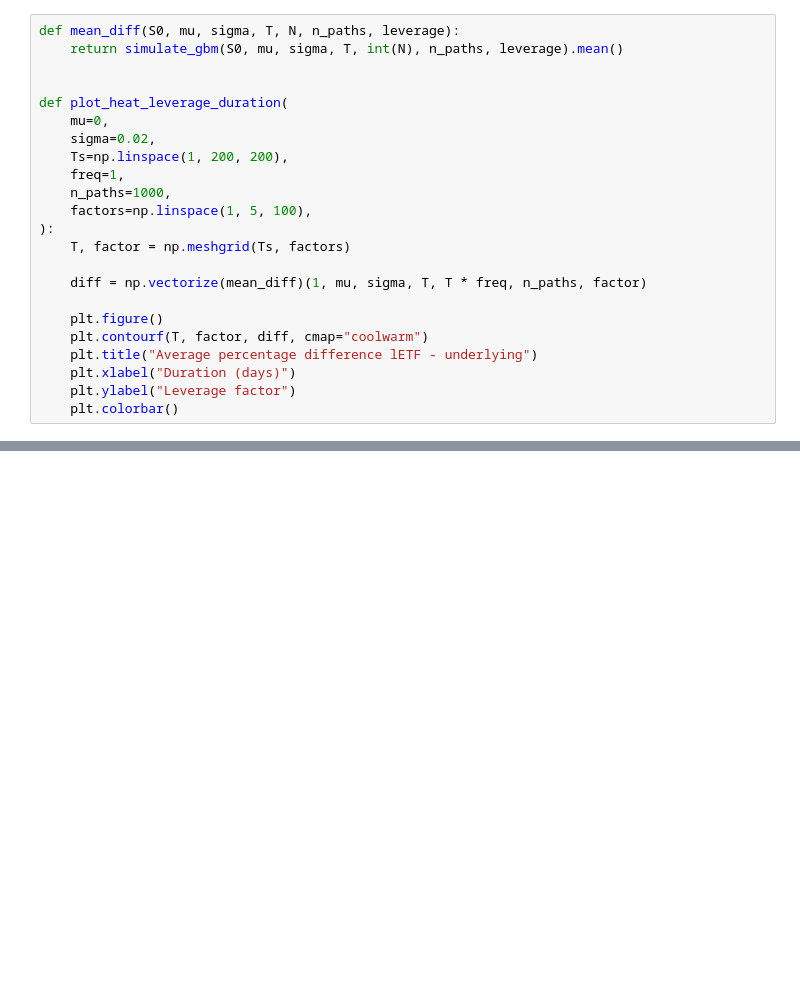
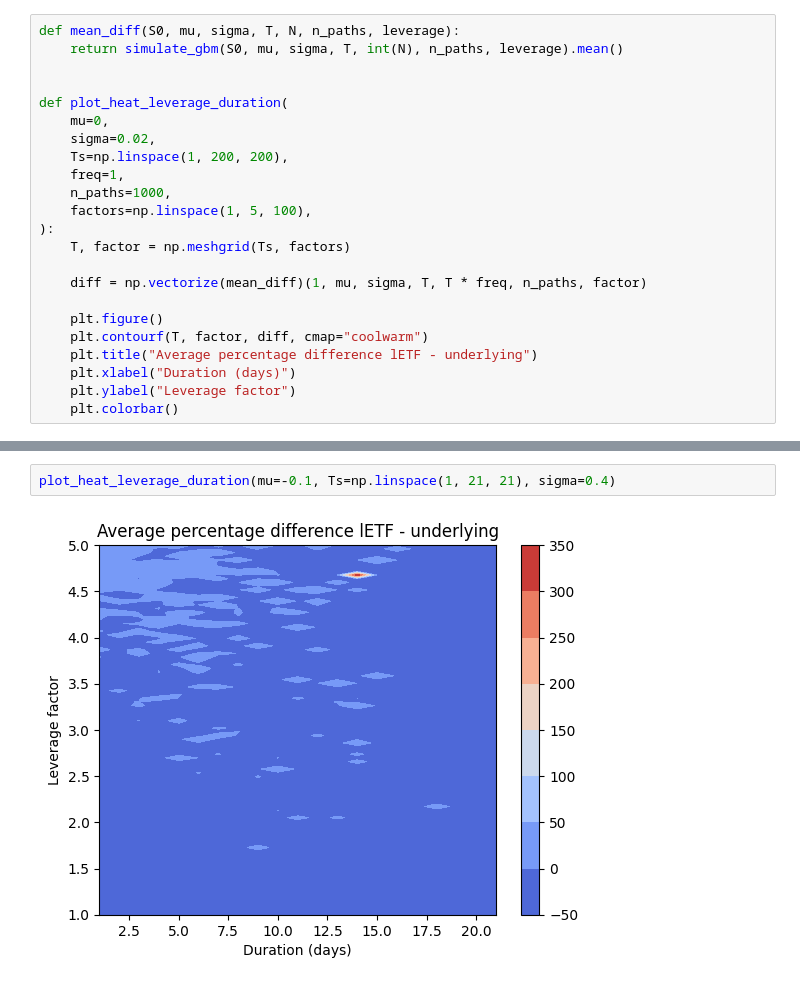
Before and after one commit to albesianor/Leveraged-ETFs, a Jupyter notebook: 02_leverage_duration_analysis.ipynb, the cells around one changed output, grey strips where cells are left out. Cells and saved outputs as stored; diff of their text form; blank space fills up the shorter version.

```diff
--- a/02_leverage_duration_analysis.ipynb
+++ b/02_leverage_duration_analysis.ipynb
@@ -41,0 +42,4 @@ plot_heat_leverage_duration(mu=-0.1, Ts=np.linspace(1, 21, 21), sigma=0.1)
+# %%
+plot_heat_leverage_duration(mu=-0.1, Ts=np.linspace(1, 21, 21), sigma=0.4)
+# %% [output]
+[figure, added]
```
Also changed, not shown: parts of 9 cells of this notebook, 2 other files.
